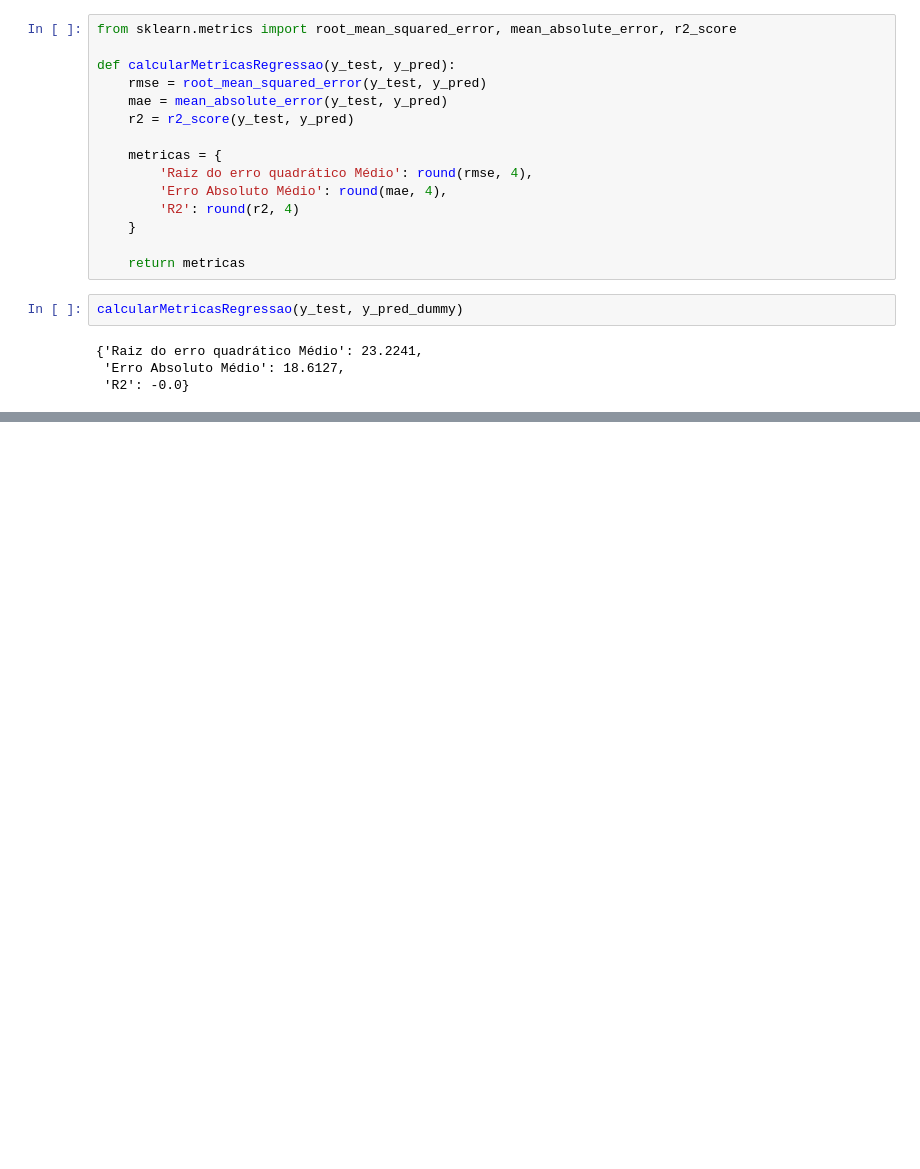
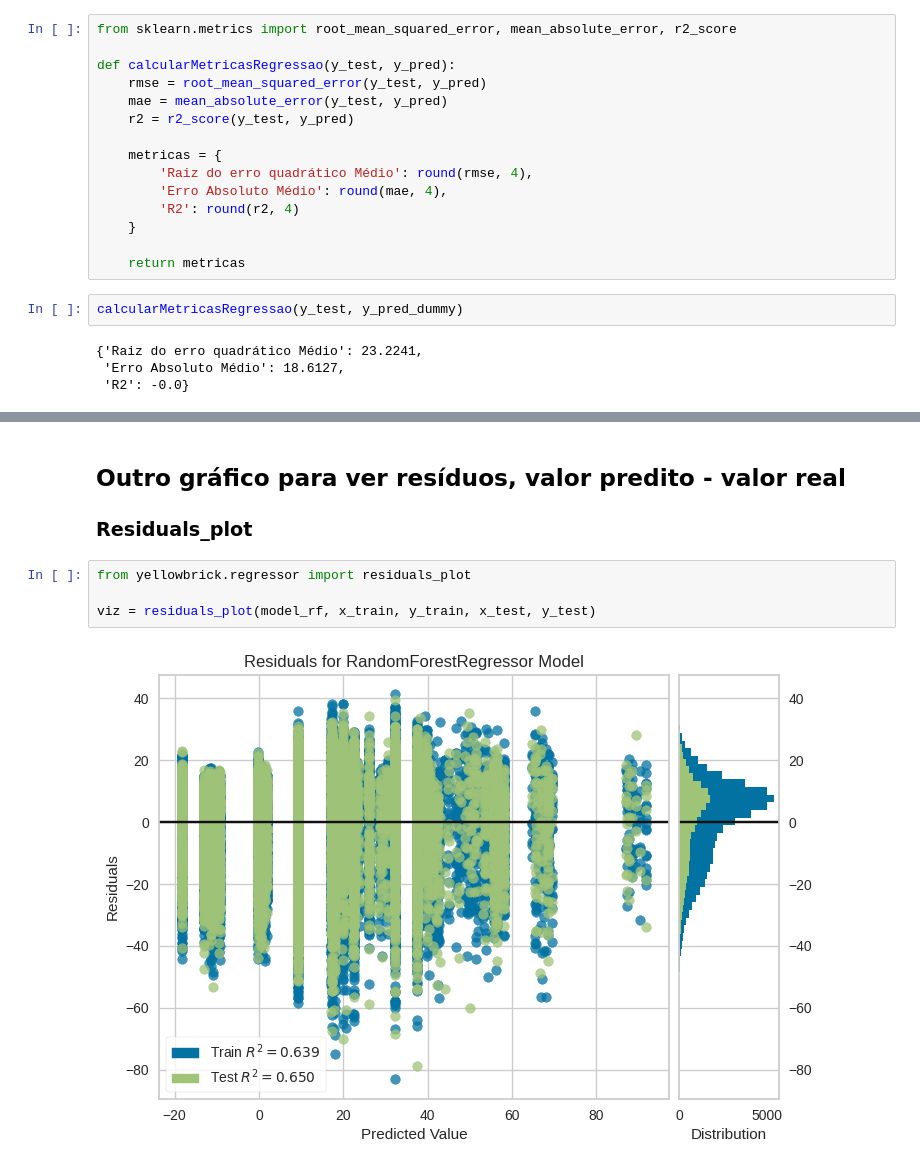
Before and after one commit to vinirmbrozz/RegressionLearning, a Jupyter notebook: src/alura.ipynb, the cells around one changed output, grey strips where cells are left out. Drawn from its saved outputs; the diff is of its cells as text; blank space fills up the shorter version.

```diff
--- a/src/alura.ipynb
+++ b/src/alura.ipynb
@@ -289,0 +351,9 @@ calcularMetricasRegressao(y_test, y_pred_dummy)
+# %% [markdown]
+## Outro gráfico para ver resíduos, valor predito - valor real
+### Residuals_plot
+# %%
+from yellowbrick.regressor import residuals_plot
+
+viz = residuals_plot(model_rf, x_train, y_train, x_test, y_test)
+# %% [output]
+[figure, added]
```
Also changed, not shown: parts of 37 cells of this notebook, 1 other file.
